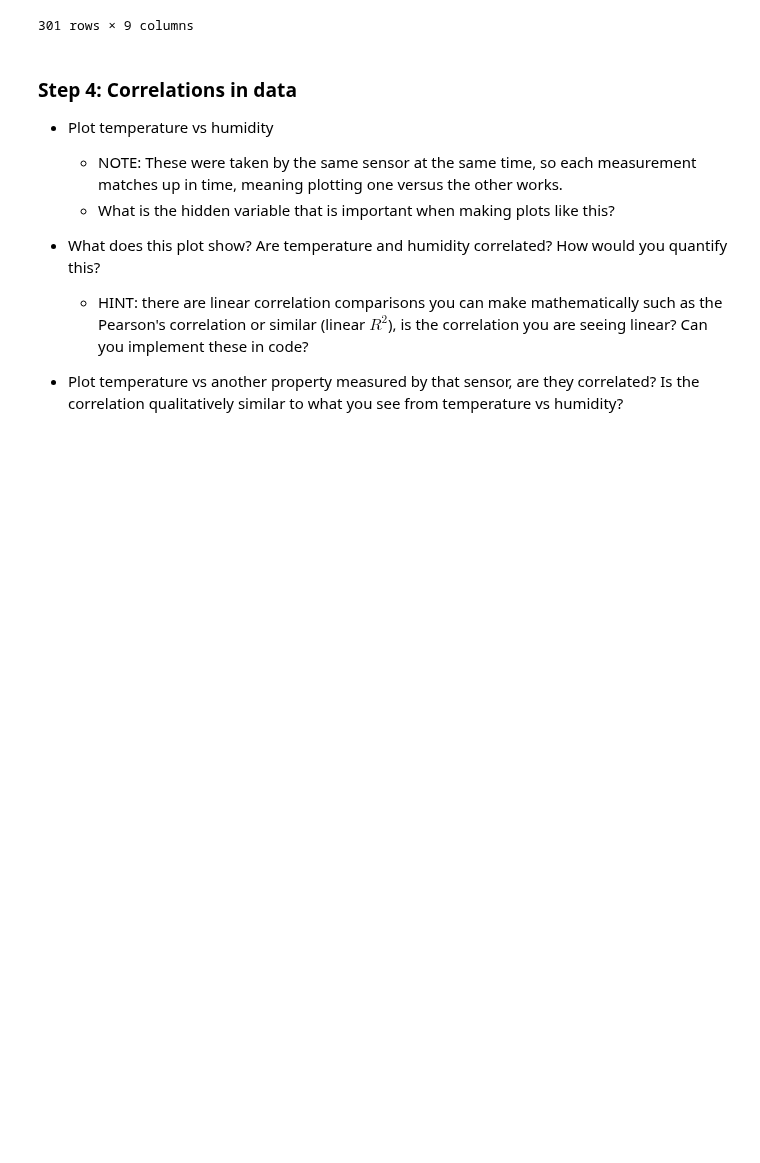
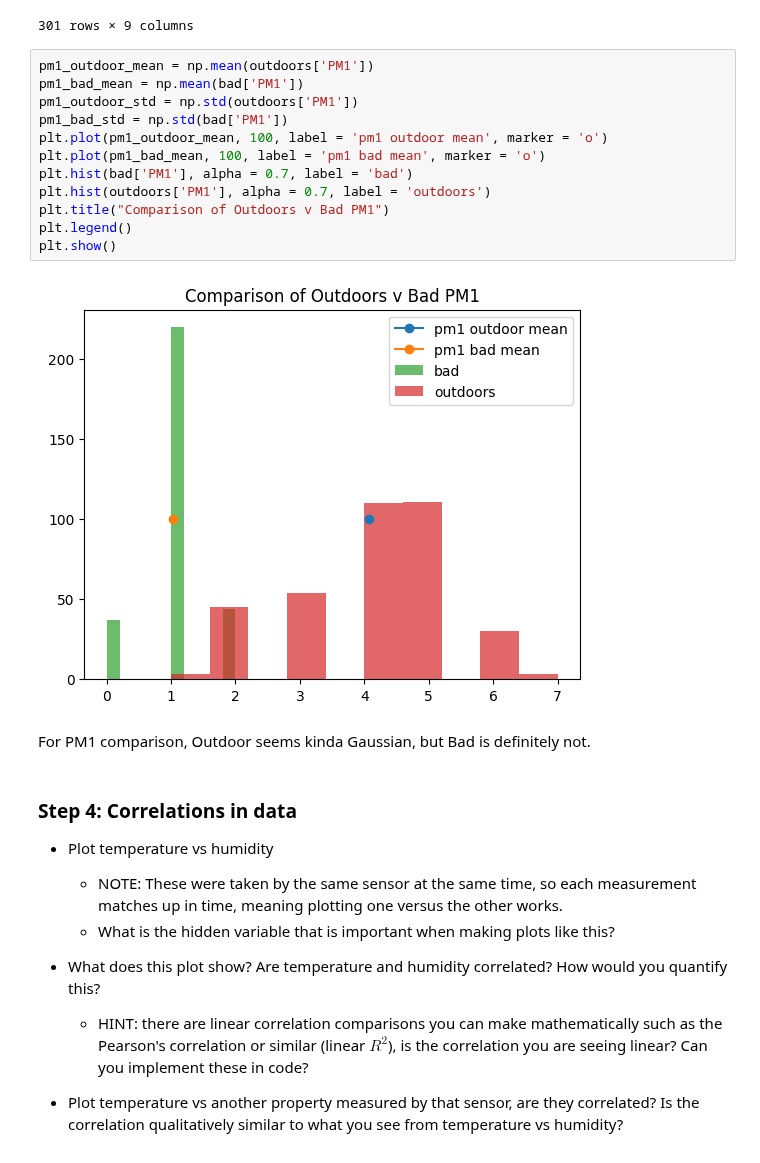
Before and after one commit to Gish-Sky/E11_LabWork, a Jupyter notebook: Lab-Activity-Week-6.ipynb, the cells around one changed output. Drawn from its saved outputs; the diff is of its cells as text; blank space fills up the shorter version.

```diff
--- a/Lab-Activity-Week-6.ipynb
+++ b/Lab-Activity-Week-6.ipynb
@@ -150,6 +150,22 @@ bad
 | 578 | 1.708733e+09 | 20.669648 | 496924 | 35.124461 | 1005.199157 | 67.245428 | 0 | 1 | 2 |
 | 579 | 1.708733e+09 | 20.663398 | 498025 | 35.135563 | 1005.192418 | 67.301901 | 1 | 1 | 2 |
 301 rows × 9 columns
+# %%
+pm1_outdoor_mean = np.mean(outdoors['PM1'])
+pm1_bad_mean = np.mean(bad['PM1'])
+pm1_outdoor_std = np.std(outdoors['PM1'])
+pm1_bad_std = np.std(bad['PM1'])
+plt.plot(pm1_outdoor_mean, 100, label = 'pm1 outdoor mean', marker = 'o')
+plt.plot(pm1_bad_mean, 100, label = 'pm1 bad mean', marker = 'o')
+plt.hist(bad['PM1'], alpha = 0.7, label = 'bad')
+plt.hist(outdoors['PM1'], alpha = 0.7, label = 'outdoors')
+plt.title("Comparison of Outdoors v Bad PM1")
+plt.legend()
+plt.show()
+# %% [output]
+[figure, added]
+# %% [markdown]
+For PM1 comparison, Outdoor seems kinda Gaussian, but Bad is definitely not.
 # %% [markdown]
 ### Step 4: Correlations in data
 - Plot temperature vs humidity
```
